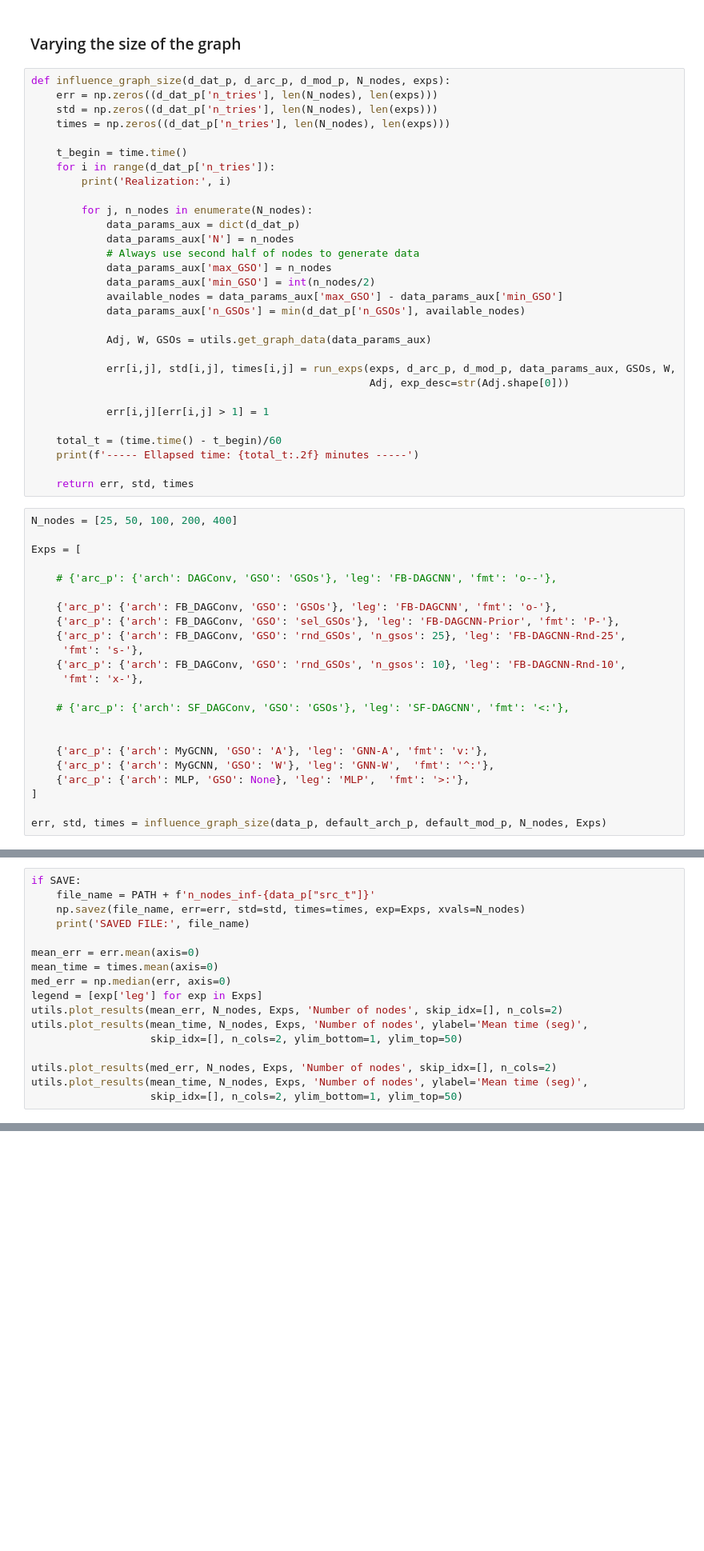
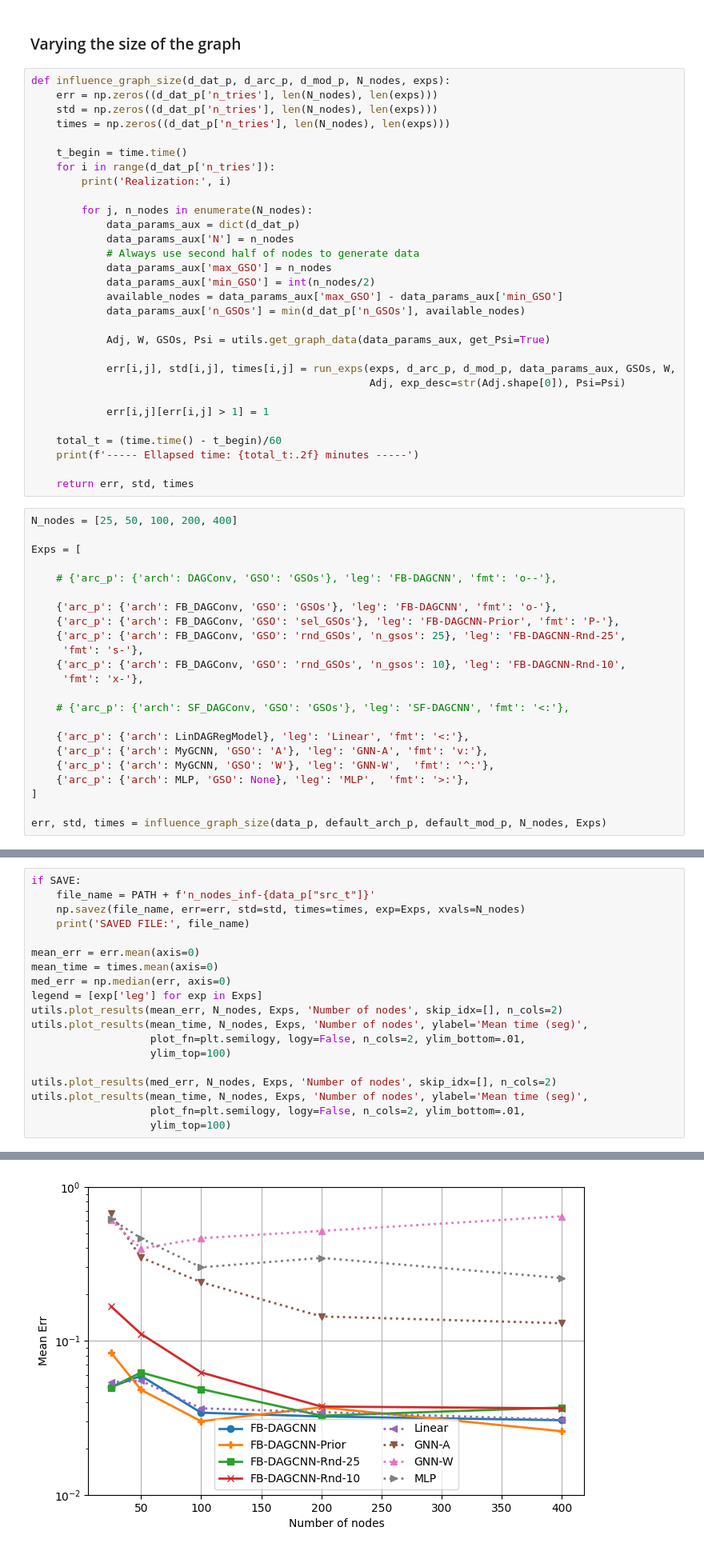
Before and after one commit to reysam93/dag_conv_nn, a Jupyter notebook: diffusion_learning.ipynb, the cells around one changed output, grey strips where cells are left out. Shown: that part at 80% size. Cells and saved outputs as stored; diff of their text form; blank space fills up the shorter version.

```diff
--- a/diffusion_learning.ipynb
+++ b/diffusion_learning.ipynb
@@ -618,10 +657,10 @@ def influence_graph_size(d_dat_p, d_arc_p, d_mod_p, N_nodes, exps):
             available_nodes = data_params_aux['max_GSO'] - data_params_aux['min_GSO']
             data_params_aux['n_GSOs'] = min(d_dat_p['n_GSOs'], available_nodes)
 
-            Adj, W, GSOs = utils.get_graph_data(data_params_aux)
+            Adj, W, GSOs, Psi = utils.get_graph_data(data_params_aux, get_Psi=True)
 
             err[i,j], std[i,j], times[i,j] = run_exps(exps, d_arc_p, d_mod_p, data_params_aux, GSOs, W,
-                                                      Adj, exp_desc=str(Adj.shape[0]))
+                                                      Adj, exp_desc=str(Adj.shape[0]), Psi=Psi)
 
             err[i,j][err[i,j] > 1] = 1
 
@@ -645,7 +684,7 @@ Exps = [
 
     # {'arc_p': {'arch': SF_DAGConv, 'GSO': 'GSOs'}, 'leg': 'SF-DAGCNN', 'fmt': '<:'},
 
-
+    {'arc_p': {'arch': LinDAGRegModel}, 'leg': 'Linear', 'fmt': '<:'},
     {'arc_p': {'arch': MyGCNN, 'GSO': 'A'}, 'leg': 'GNN-A', 'fmt': 'v:'},
     {'arc_p': {'arch': MyGCNN, 'GSO': 'W'}, 'leg': 'GNN-W',  'fmt': '^:'},
     {'arc_p': {'arch': MLP, 'GSO': None}, 'leg': 'MLP',  'fmt': '>:'},
@@ -664,8 +738,11 @@ med_err = np.median(err, axis=0)
 legend = [exp['leg'] for exp in Exps]
 utils.plot_results(mean_err, N_nodes, Exps, 'Number of nodes', skip_idx=[], n_cols=2)
 utils.plot_results(mean_time, N_nodes, Exps, 'Number of nodes', ylabel='Mean time (seg)',
-                   skip_idx=[], n_cols=2, ylim_bottom=1, ylim_top=50)
+                   plot_fn=plt.semilogy, logy=False, n_cols=2, ylim_bottom=.01,
+                   ylim_top=100)
 
 utils.plot_results(med_err, N_nodes, Exps, 'Number of nodes', skip_idx=[], n_cols=2)
 utils.plot_results(mean_time, N_nodes, Exps, 'Number of nodes', ylabel='Mean time (seg)',
-                   skip_idx=[], n_cols=2, ylim_bottom=1, ylim_top=50)
+                   plot_fn=plt.semilogy, logy=False, n_cols=2, ylim_bottom=.01,
+                   ylim_top=100)
+# %% [output]
@@ -671,0 +750 @@ utils.plot_results(mean_time, N_nodes, Exps, 'Number of nodes', ylabel='Mean tim
+[figure, added]
```
Also changed, not shown: parts of 17 cells of this notebook, 2 other files.
